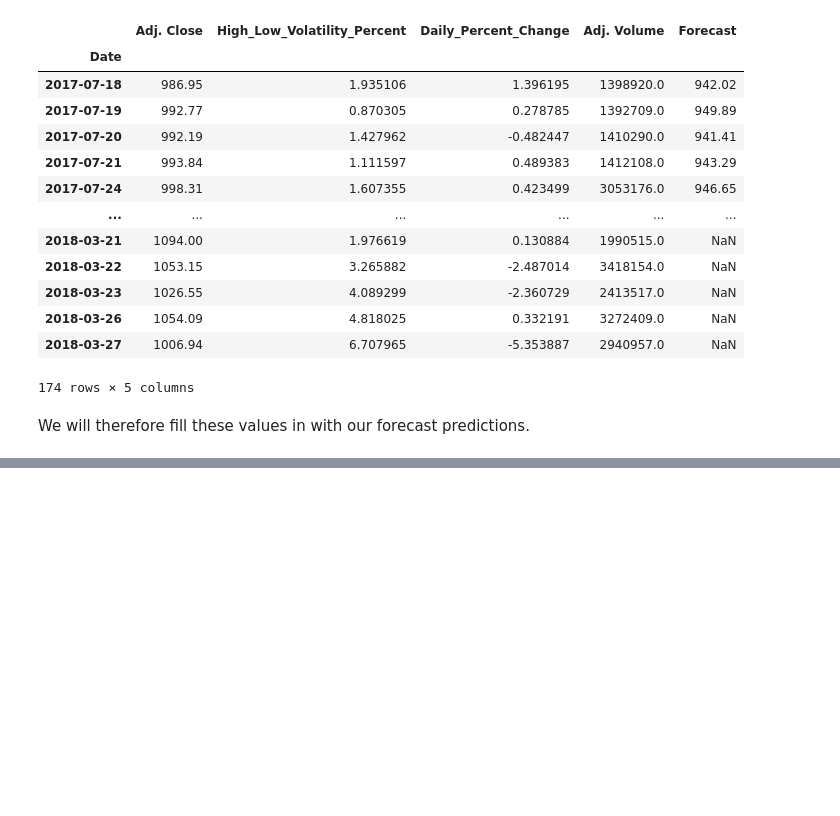
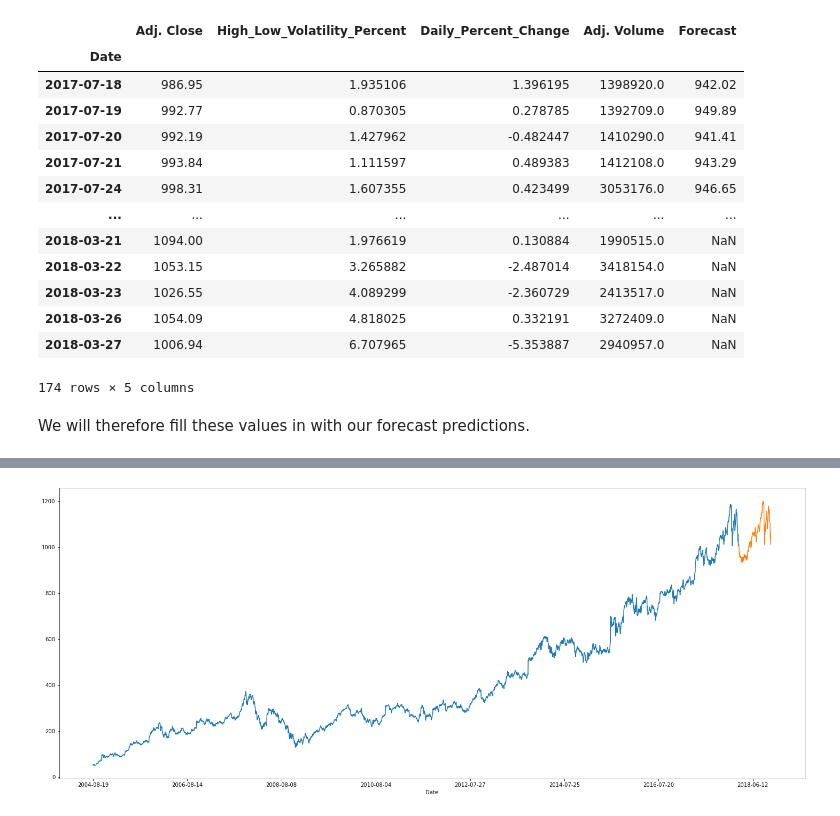
Before and after one commit to TylerTompa/Learn_Machine_Learning, a Jupyter notebook: Linear_Regression/3_Training_Testing_and_Predicting.ipynb, the cells around one changed output, grey strips where cells are left out. Saved outputs shown, nothing was run; the diff lists cells and outputs as text; code cells hidden in the pictures; blank space fills up the shorter version.

Commit message:
recode visualizaiton; add new rows to applace forecast after known values

```diff
--- a/Linear_Regression/3_Training_Testing_and_Predicting.ipynb
+++ b/Linear_Regression/3_Training_Testing_and_Predicting.ipynb
@@ -254,0 +198,47 @@ plt.show()
+# %%
+# Import datetime to work with date values
+from datetime import datetime
+
+# Get the date from the last row
+last_date = stock_data.iloc[-1].name
+
+# Convert the last date to unix
+last_date_unix = int(datetime.strptime(last_date, "%Y-%m-%d").timestamp())
+
+# Define a day's length in seconds, for working in unix
+unix_day = 60 * 60 * 24
+
+# Fill the Forecast column with NaN values.
+# we will fill the end of this back in shortly the values in our forecast array.
+stock_data["Forecast"] = np.nan
+
+# Define the next day as unix value.
+# We will add new rows to our dataframe and use this as the index.
+next_unix = last_date_unix + unix_day
+
+# For each predictedd price in our forecast array:
+for prediction in forecast:
+    # Format the date as a string; we will use this to define the index
+    next_date = str(datetime.fromtimestamp(next_unix).date())
+
+    # Add a new row to the dataframe; use the next_date value as the index.
+    # For all columns except the last, replace the current value with Nan.
+    # Define the "Forecast" field as the predicted stock price.
+    stock_data.loc[next_date] = [np.nan for _ in range(len(stock_data.columns) -1)] + [prediction]
+
+    # Increase the unix date by unix day
+    next_unix += unix_day
+# %%
+import matplotlib.pyplot as plt
+
+# Create a plot figure
+figure_length = 25
+figure_height = 10
+_ = plt.figure(figsize=(figure_length,figure_height))
+
+# Plot known and forecated adjusted close prices.
+_ = stock_data["Adj. Close"].plot()
+_ = stock_data["Forecast"].plot()
+plt.show()
+# %% [output]
+[figure, added]
```
Also changed, not shown: parts of 9 cells of this notebook.
